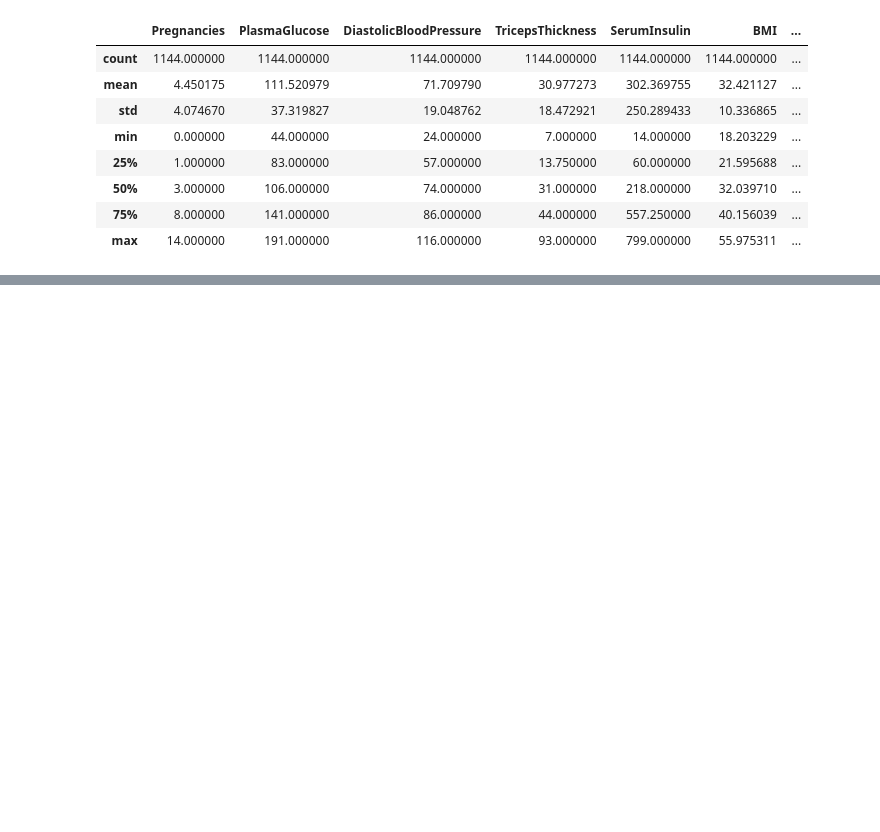
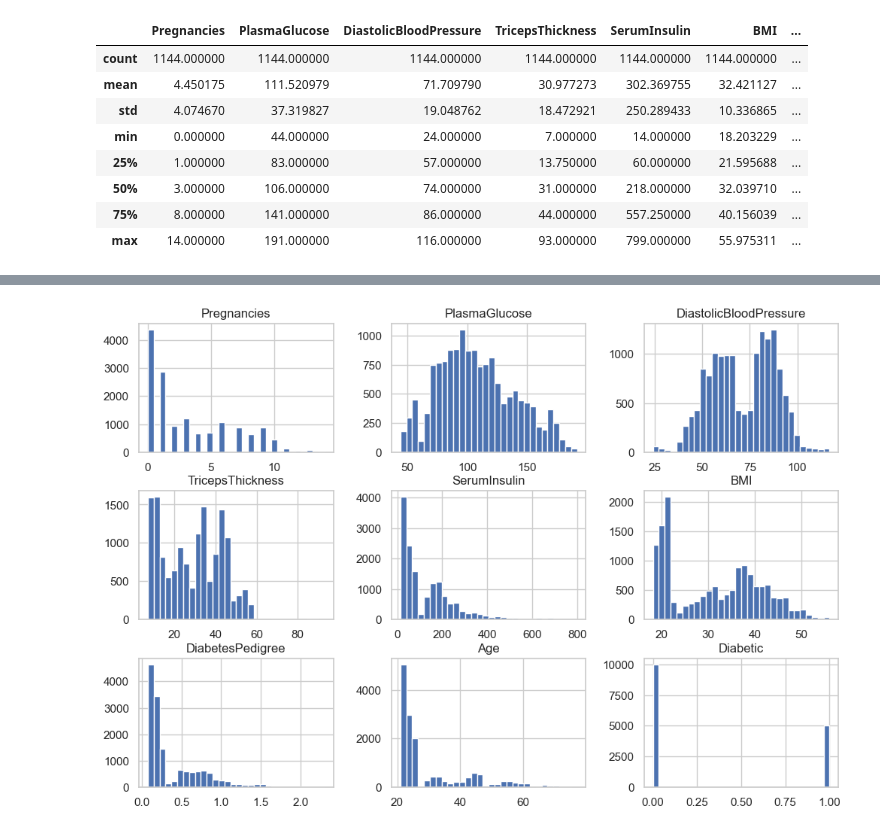
Before and after one commit to Lucky12348/diabetes_prediction, a Jupyter notebook: EDA.ipynb, the cells around one changed output, grey strips where cells are left out. Saved outputs shown, nothing was run; the diff lists cells and outputs as text; code cells hidden in the pictures; blank space fills up the shorter version.

```diff
--- a/EDA.ipynb
+++ b/EDA.ipynb
@@ -342,0 +375,5 @@ outliers[outliers["Age"] == 21]
+# %%
+diabete_df_dropID.hist(figsize=(12,8), bins=30)
+plt.show()
+# %% [output]
+[figure, added]
```
Also changed, not shown: parts of 10 cells of this notebook.
